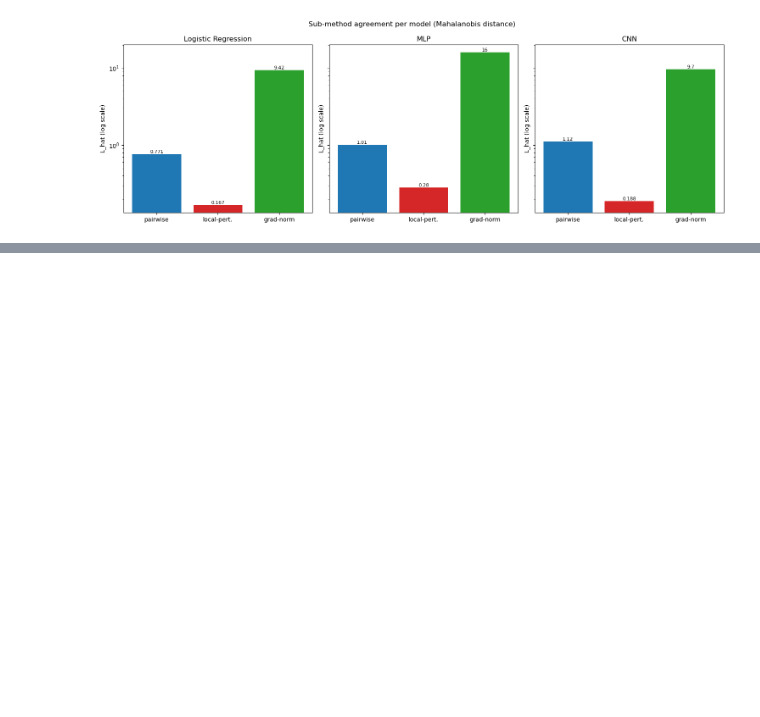
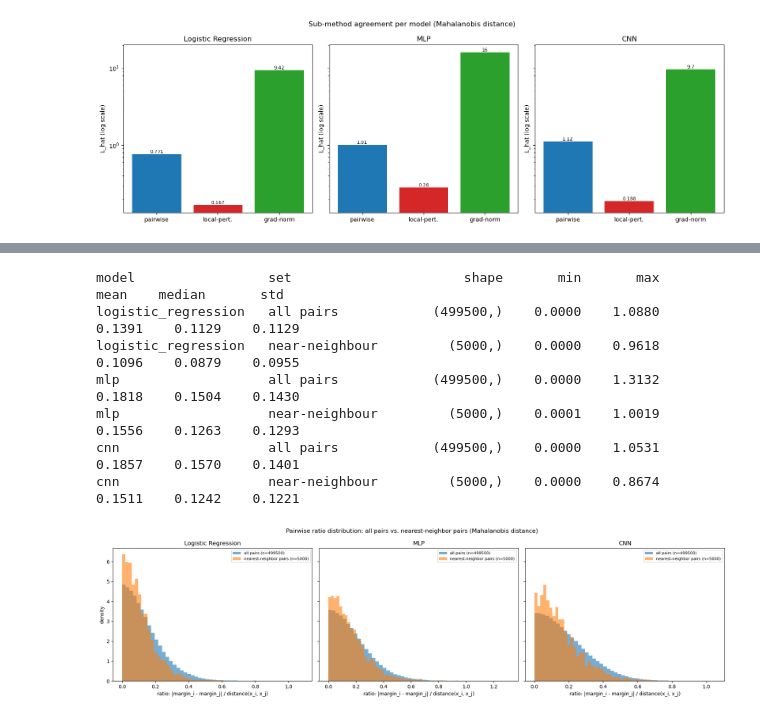
Before and after one commit to Kilobyte947/Datasig, a Jupyter notebook: mnist_lipschitz/notebook_mnist_lipschitz.ipynb, the cells around one changed output, grey strips where cells are left out. Cells and saved outputs as stored; diff of their text form; code cells hidden in the pictures; blank space fills up the shorter version.

```diff
--- a/mnist_lipschitz/notebook_mnist_lipschitz.ipynb
+++ b/mnist_lipschitz/notebook_mnist_lipschitz.ipynb
@@ -284,0 +327,3 @@ rank  true1  pred1  true2  pred2    ratio
+# %%
+# Reuses the result already computed inside run_mnist_experiment() above (Step 4b).
+ratio_dist_mahalanobis_results = results["ratio_dist_mahalanobis_results"]
@@ -284,0 +337,22 @@ rank  true1  pred1  true2  pred2    ratio
+# %%
+print(f"{'model':22s}{'set':18s}{'shape':>12}{'min':>10}{'max':>10}{'mean':>10}{'median':>10}{'std':>10}")
+for name in ["logistic_regression", "mlp", "cnn"]:
+    r = ratio_dist_mahalanobis_results[name]
+    for label, arr in [("all pairs", r["all_pairs_ratio"].numpy()),
+                        ("near-neighbour", r["near_neighbor_ratio"].numpy())]:
+        print(f"{name:22s}{label:18s}{str(arr.shape):>12}{arr.min():>10.4f}{arr.max():>10.4f}"
+              f"{arr.mean():>10.4f}{np.median(arr):>10.4f}{arr.std():>10.4f}")
+
+fig_ratio_dist_mahalanobis = plots.plot_ratio_distribution(
+    ratio_dist_mahalanobis_results, metric_name="Mahalanobis",
+    save_path=run_experiment.RESULTS_DIR / "ratio_distribution_mahalanobis.png")
+display(fig_ratio_dist_mahalanobis)
+# %% [output]
+model                 set                      shape       min       max      mean    median       std
+logistic_regression   all pairs            (499500,)    0.0000    1.0880    0.1391    0.1129    0.1129
+logistic_regression   near-neighbour         (5000,)    0.0000    0.9618    0.1096    0.0879    0.0955
+mlp                   all pairs            (499500,)    0.0000    1.3132    0.1818    0.1504    0.1430
+mlp                   near-neighbour         (5000,)    0.0001    1.0019    0.1556    0.1263    0.1293
+cnn                   all pairs            (499500,)    0.0000    1.0531    0.1857    0.1570    0.1401
+cnn                   near-neighbour         (5000,)    0.0000    0.8674    0.1511    0.1242    0.1221
+[figure, added]
```
Also changed, not shown: parts of 15 cells of this notebook, 3 other files.
